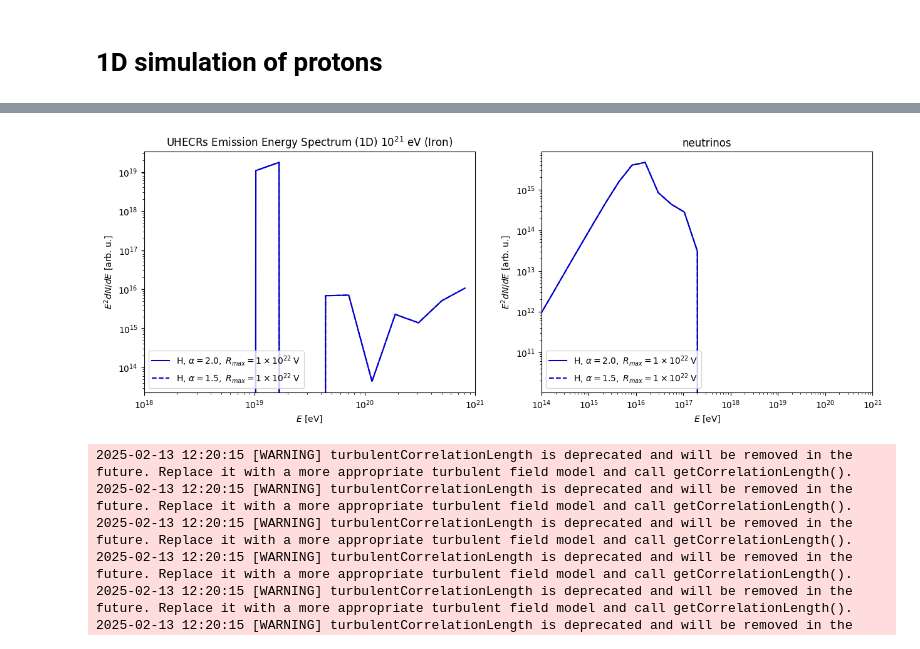
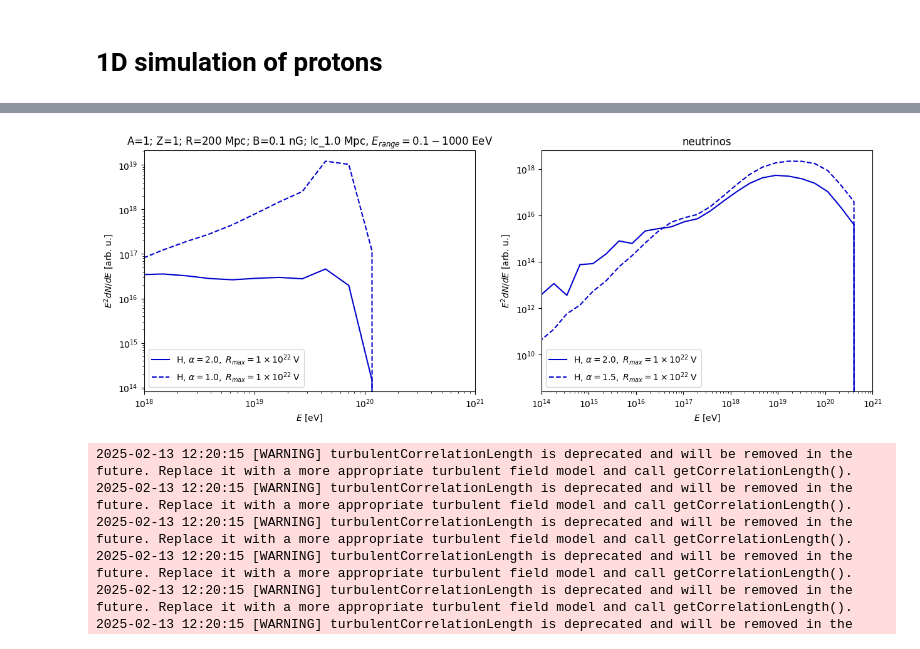
Before and after one commit to MagnoOcarlos/CosmicRayGeometryImpact, a Jupyter notebook: neutrinos/Preliminares.ipynb, the cells around one changed output, grey strips where cells are left out. Saved outputs shown, nothing was run; the diff lists cells and outputs as text; code cells hidden in the pictures.

```diff
--- a/neutrinos/Preliminares.ipynb
+++ b/neutrinos/Preliminares.ipynb
@@ -191,6 +193,9 @@ def computeSpectra(dfCR, dfNu, columnName = 'W1'):
 
 	return xCR, yCR, xNu, yNu
 # %%
+simH_CR='results/sim-A_1_Z_1_R_200_Mpc_B_0.1nG_lc_1.0Mpc-CR.txt'
+simH_Nu='results/sim-A_1_Z_1_R_200_Mpc_B_0.1nG_lc_1.0Mpc-NU.txt'
+
 dataH_CR = readSimulation(simH_CR)
 dataH_Nu = readSimulation(simH_Nu)
 # dataN_CR = readSimulation(simN_CR)
@@ -217,36 +222,36 @@ import matplotlib.pyplot as plt
 
 fig, (ax1, ax2) = plt.subplots(1, 2)
 fig.set_figheight(5)
 fig.set_figwidth(15)
 
 ls1, ls2 = '-', '--'
 cH, cN = 'mediumblue', 'firebrick'
 
 ax1.plot(xH_CR_1, yH_CR_1, ls = ls1, c = cH, label = 'H, $\\alpha = 2.0, \\; R_{max} = 1 \\times 10^{22} \\; \\mathrm{V}$')
 # ax1.plot(xN_CR_1, yN_CR_1, ls = ls1, c = cN, label = 'N, $\\alpha = 2.0, \\; R_{max} = 6 \\times 10^{19} \\; \\mathrm{V}$')
-ax1.plot(xH_CR_2, yH_CR_2, ls = ls2, c = cH, label = 'H, $\\alpha = 1.5, \\; R_{max} = 1 \\times 10^{22} \\; \\mathrm{V}$')
+ax1.plot(xH_CR_2, yH_CR_2, ls = ls2, c = cH, label = 'H, $\\alpha = 1.0, \\; R_{max} = 1 \\times 10^{22} \\; \\mathrm{V}$')
 # ax1.plot(xN_CR_2, yN_CR_2, ls = ls2, c = cN, label = 'N, $\\alpha = 1.5, \\; R_{max} = 4 \\times 10^{18} \\; \\mathrm{V}$')
-ax1.set_title('UHECRs Emission Energy Spectrum (1D) $10^{21}$ eV (Iron)' )
+ax1.set_title('A=1; Z=1; R=200 Mpc; B=0.1 nG; lc_1.0 Mpc, $E_{range}=0.1-1000$ EeV' )
 ax1.set_xscale('log')
 ax1.set_yscale('log')
 ax1.set(xlim = (1e18, 1e21))
 ax1.set_ylabel('$E^2 dN/dE$ [arb. u.]')
 ax1.set_xlabel('$E$ [eV]')
 ax1.legend(loc = 'lower left')
 
 ax2.plot(xH_Nu_1, yH_Nu_1, ls = ls1, c = cH, label = 'H, $\\alpha = 2.0, \\; R_{max} = 1 \\times 10^{22} \\; \\mathrm{V}$')
 # ax2.plot(xN_Nu_1, yN_Nu_1, ls = ls1, c = cN, label = 'N, $\\alpha = 2.0, \\; R_{max} = 5 \\times 10^{19} \\; \\mathrm{V}$')
 ax2.plot(xH_Nu_2, yH_Nu_2, ls = ls2, c = cH, label = 'H, $\\alpha = 1.5, \\; R_{max} = 1 \\times 10^{22} \\; \\mathrm{V}$')
 # ax2.plot(xN_Nu_2, yN_Nu_2, ls = ls2, c = cN, label = 'N, $\\alpha = 1.5, \\; R_{max} = 6 \\times 10^{18} \\; \\mathrm{V}$')
 ax2.set_title('neutrinos')
 ax2.set_xscale('log')
 ax2.set_yscale('log')
 ax2.set(xlim = (1e14, 1e21))
 ax2.set_ylabel('$E^2 dN/dE$ [arb. u.]')
 ax2.set_xlabel('$E$ [eV]')
 ax2.legend(loc = 'lower left');
 # %% [output]
-[figure, old version]
+[figure, new version]
 # %%
 # -*- coding: utf-8 -*-
 import sys
```
Also changed, not shown: parts of 1 cell of this notebook, 1 other file.
